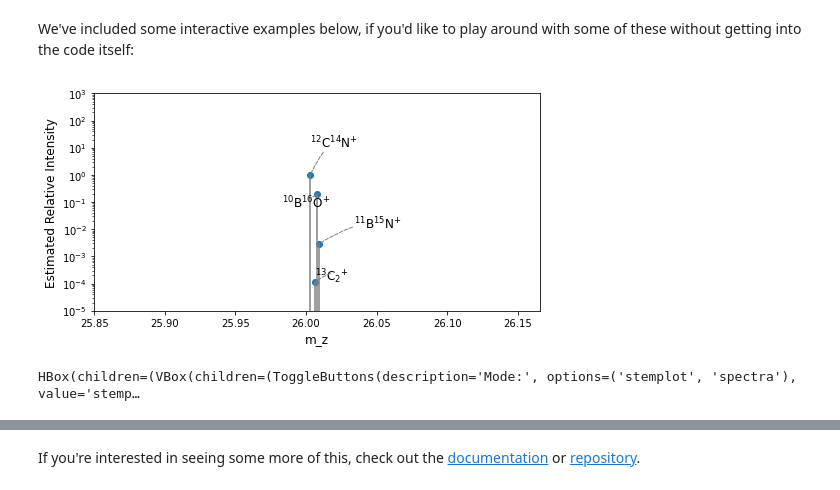
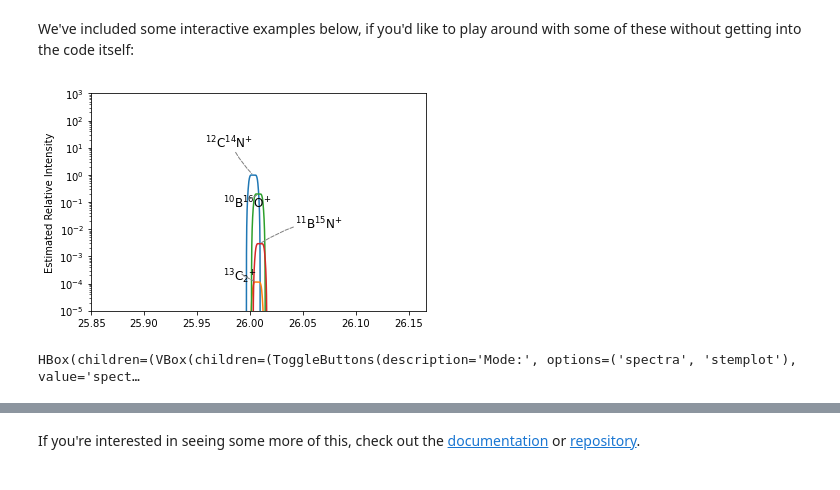
Before and after one commit to morganjwilliams/gs2020-python4geochem, a Jupyter notebook: 023_interferences.ipynb, the cells around one changed output, grey strips where cells are left out. Saved outputs shown, nothing was run; the diff lists cells and outputs as text; code cells hidden in the pictures.

```diff
--- a/023_interferences.ipynb
+++ b/023_interferences.ipynb
@@ -70,40 +70,30 @@ def plot_function(mode='stem', elements=[],window1=None, window2=0.05, max_atoms
 # %%
 mode= widgets.ToggleButtons(options=['spectra','stemplot'], value='spectra', description='Mode:')
 elements=widgets.Text(value="C,B,N,O",description='Elements:')
 max_atoms=widgets.IntSlider(min=1, max=3, step=1, value=2, description='Atoms:')
 max_charge=widgets.IntSlider(min=1, max=3, step=1, value=2, description='Max Charge:')
 window1=widgets.Text(value="B[10]O[16]", description='Target:')
 window2=widgets.FloatLogSlider(min=-2, max=-0.5, step=0.1, description='Width')
 mass_resolution=widgets.IntSlider(min=500, max=10000, step=1000, value=3000, description='Resolution:')
 image_ratio = widgets.FloatSlider(min=0, max=1.5, step=0.1, value=0.5, description='Image Ratio:')
 
 ui = widgets.HBox([widgets.VBox([mode, elements, max_atoms, max_charge]), widgets.VBox([window1, window2, mass_resolution, image_ratio])])
 
 out = widgets.interactive_output(plot_function, {'mode': mode,
                                      'elements': elements,
                                      'max_atoms': max_atoms,
                                      'max_charge': max_charge,
                                      'window1': window1,
                                      'window2': window2,
                                      'mass_resolution': mass_resolution,
                                      'image_ratio' :image_ratio
                                 })
-"""
-im = interact_manual(plot_function,
-                 mode=['stemplot', 'spectra'],
-                 elements=widgets.Text(value="C,B,N,O",description='Elements:'),
-                 max_atoms=widgets.IntSlider(min=1, max=3, step=1, value=2, description='Atoms:'),
-                 max_charge=widgets.IntSlider(min=1, max=3, step=1, value=2, description='Max Charge:'),
-                 window1=widgets.Text(value="B[10]O[16]", description='Target:'),
-                 window2=widgets.FloatLogSlider(value=-1.0, base=10, min=-3, max=-0.5, step=0.1, description='Window Width'),
-                 mass_resolution=widgets.IntSlider(min=500, max=10000, step=1000, value=3000, description='Mass Resolution:'),
-                 manual_name ='Build Plot'
-)
-"""
+out.layout.height = '350px'
+
 display(ui, out)
 # %% [output]
-[figure, old version]
+[figure, new version]
-HBox(children=(VBox(children=(ToggleButtons(description='Mode:', options=('stemplot', 'spectra'), value='stemp…
+HBox(children=(VBox(children=(ToggleButtons(description='Mode:', options=('spectra', 'stemplot'), value='spect…
 [interactive output not drawn]
 # %% [markdown]
 If you're interested in seeing some more of this, check out the [documentation](https://interferences.readthedocs.io/) or [repository](https://github.com/morganjwilliams/interferences).
```
Also changed, not shown: 1 other file.
